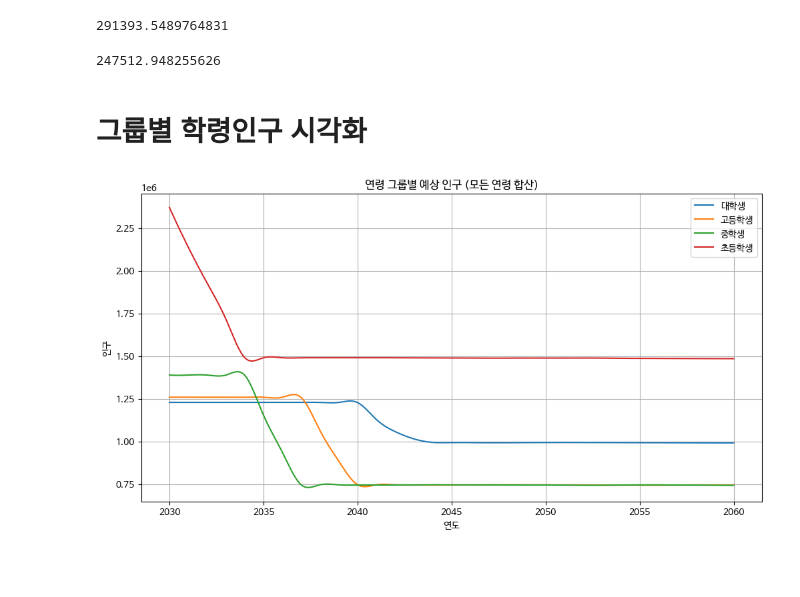
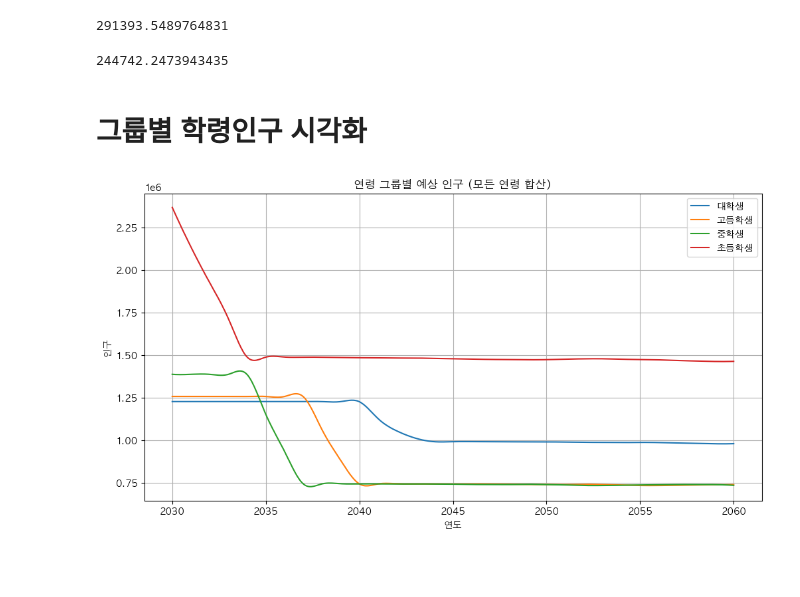
Before and after one commit to MinkyuRamen/2023KDS-HACKATHON, a Jupyter notebook: yn/학령인구_추산.ipynb, the cells around one changed output. Drawn from its saved outputs; the diff is of its cells as text; code cells hidden in the pictures.

```diff
--- a/yn/학령인구_추산.ipynb
+++ b/yn/학령인구_추산.ipynb
@@ -37,5 +1,13 @@ total_population_data : 22년도 총인구 데이터
+# %%
+import pandas as pd
+import numpy as np
+
+import matplotlib.pyplot as plt
+import matplotlib.font_manager as fm
+plt.rc('font', family='AppleGothic')
+plt.rcParams['axes.unicode_minus'] = False
 # %%
-total_population_data = pd.read_csv('/content/drive/MyDrive/KUBIG/K-DS hackathon/K-DS_hackathon_data/가공데이터/human_2022.csv',  index_col = 'Unnamed: 0')
+total_population_data = pd.read_csv('../preprocess_data/human_2022.csv',  index_col = 'Unnamed: 0')
 # %%
 total_population_data
 # %% [output]
@@ -57,7 +29,7 @@ total_population_data
 | 20세 | 524275.5 |
 | 21세 | 595963.5 |
 # %%
-mortality_data = pd.read_csv('/content/drive/MyDrive/KUBIG/K-DS hackathon/K-DS_hackathon_data/가공데이터/연령별 사망률 추계.csv', index_col = '시점')
+mortality_data = pd.read_csv('../preprocess_data/연령별 사망률 추계.csv', index_col = '시점')
 # %%
 mortality_data
 # %% [output]
@@ -84,5 +55,5 @@ births_data = pd.read_csv('/content/drive/MyDrive/KUBIG/K-DS hackathon/K-DS_hack
 # %%
-births_data= pd.read_csv('/content/drive/MyDrive/KUBIG/K-DS hackathon/K-DS_hackathon_data/가공데이터/한국출생아_미래_draft.csv', index_col = 'year')
+births_data= pd.read_csv('../preprocess_data//한국출생아_미래_draft2.csv', index_col = 'year')
 # %%
 births_data
 # %% [output]
@@ -146,7 +117,7 @@ predict_population(40, 20)
 # %%
 predict_population(60, 20)
 # %% [output]
-247512.948255626
+244742.2473943435
 # %% [markdown]
 # 그룹별 학령인구 시각화
 # %%
@@ -154,15 +125,6 @@ import pandas as pd
 import matplotlib.pyplot as plt
 from scipy.interpolate import interp1d
 import matplotlib.font_manager as fm
-
-# Set a font that supports Korean characters
-# For example, 'NanumBarunGothic' is a font that supports Korean
-# You need to have this font installed on your system
-# If it's not installed, you can install it or use another font that supports Korean
-font_path = '/usr/share/fonts/truetype/nanum/NanumBarunGothic.ttf'  # Change this to the path of your Korean font
-font_prop = fm.FontProperties(fname=font_path, size=12)
-plt.rc('font', family=font_prop.get_name())
-# ... [Other code components like predict_population function]
 
 # 예상 인구를 저장할 딕셔너리
 population_data = {
@@ -196,34 +158,34 @@ for year in range(start_year, end_year + 1):
             # print(f"Year: {year}, Age: {age}, Predicted Population: {population}")  # Verifying population values
         # 결과를 딕셔너리에 저장
         population_data[group].append(total_population)
 
 # 결과를 데이터프레임으로 변환
 df_population = pd.DataFrame(population_data, index=range(start_year + 2000, end_year + 2001))  # Adjust index to actual years
 
 # 그래프 그리기
 plt.figure(figsize=(12, 6))
 
 # 각 그룹별로 부드러운 곡선 그리기
 for group in df_population.columns:
     # Interpolation for smoothing
     x = df_population.index
     y = df_population[group]
     f = interp1d(x, y, kind='cubic')  # 'cubic' spline for smooth curve
     x_new = np.linspace(min(x), max(x), 500)  # Generate new x values for a smooth curve
     y_smooth = f(x_new)
 
     plt.plot(x_new, y_smooth, label=group)
 
 # 그래프 스타일 및 레이블 설정
-plt.title('연령 그룹별 예상 인구 (모든 연령 합산)', fontproperties=font_prop)
+plt.title('연령 그룹별 예상 인구 (모든 연령 합산)')
 plt.xlabel('연도')
 plt.ylabel('인구')
 plt.legend()
 plt.grid(True)
 
 # 그래프 표시
 plt.show()
 # %% [output]
-[figure, old version]
+[figure, new version]
 # %% [markdown]
 #
```
Also changed, not shown: parts of 8 cells of this notebook, 2 other files.
